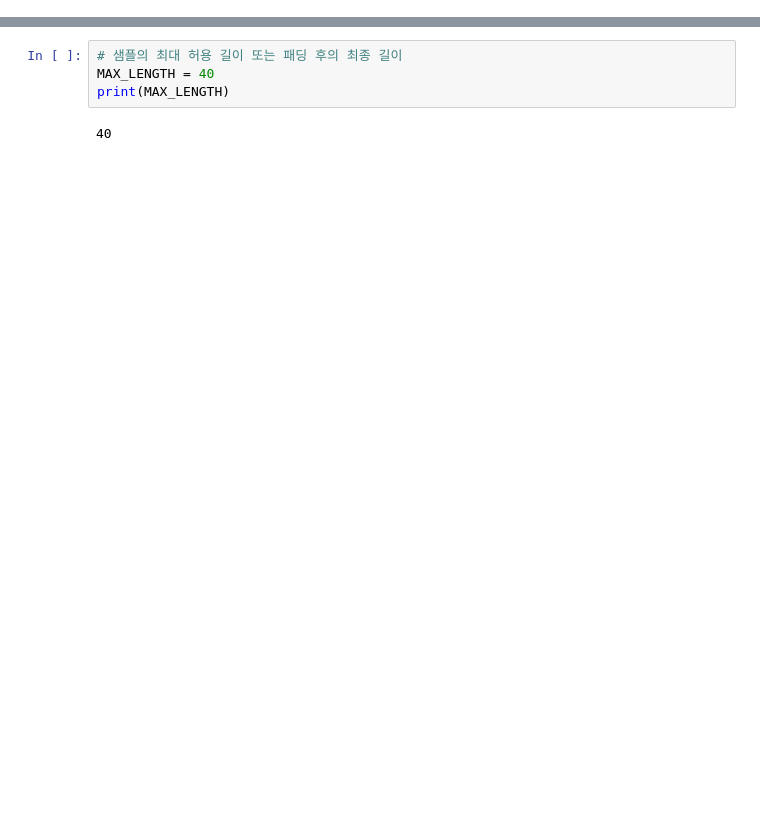
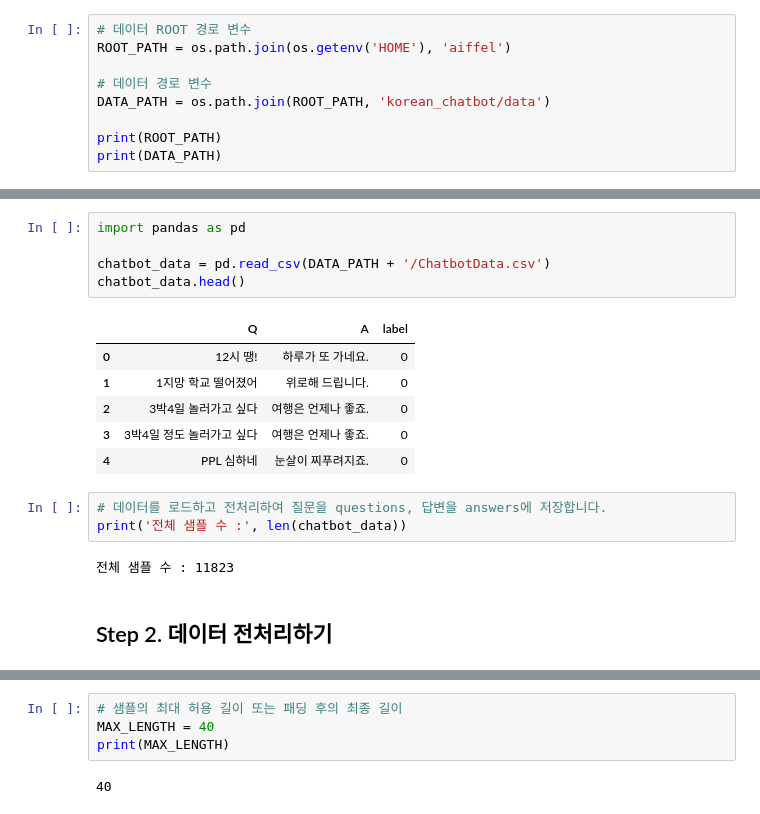
Before and after one commit to vg-rlo/aiffel-mini-projects, a Jupyter notebook: Exploration/Transformer_korean_chatbot/[E-15]TransformerChatbot.ipynb, the cells around one changed output, grey strips where cells are left out. Drawn from its saved outputs; the diff is of its cells as text; blank space fills up the shorter version.

```diff
--- a/Exploration/Transformer_korean_chatbot/[E-15]TransformerChatbot.ipynb
+++ b/Exploration/Transformer_korean_chatbot/[E-15]TransformerChatbot.ipynb
@@ -129,0 +376,9 @@ print('정수 인코딩 후의 21번째 답변 샘플: {}'.format(tokenizer.enco
+# %%
+# 데이터 ROOT 경로 변수
+ROOT_PATH = os.path.join(os.getenv('HOME'), 'aiffel')
+
+# 데이터 경로 변수
+DATA_PATH = os.path.join(ROOT_PATH, 'korean_chatbot/data')
+
+print(ROOT_PATH)
+print(DATA_PATH)
@@ -129,0 +393,19 @@ print('정수 인코딩 후의 21번째 답변 샘플: {}'.format(tokenizer.enco
+# %%
+import pandas as pd
+
+chatbot_data = pd.read_csv(DATA_PATH + '/ChatbotData.csv')
+chatbot_data.head()
+# %% [output]
+|  | Q | A | label |
+| 0 | 12시 땡! | 하루가 또 가네요. | 0 |
+| 1 | 1지망 학교 떨어졌어 | 위로해 드립니다. | 0 |
+| 2 | 3박4일 놀러가고 싶다 | 여행은 언제나 좋죠. | 0 |
+| 3 | 3박4일 정도 놀러가고 싶다 | 여행은 언제나 좋죠. | 0 |
+| 4 | PPL 심하네 | 눈살이 찌푸려지죠. | 0 |
+# %%
+# 데이터를 로드하고 전처리하여 질문을 questions, 답변을 answers에 저장합니다.
+print('전체 샘플 수 :', len(chatbot_data))
+# %% [output]
+전체 샘플 수 : 11823
+# %% [markdown]
+## Step 2. 데이터 전처리하기
```
Also changed, not shown: parts of 79 cells of this notebook.
